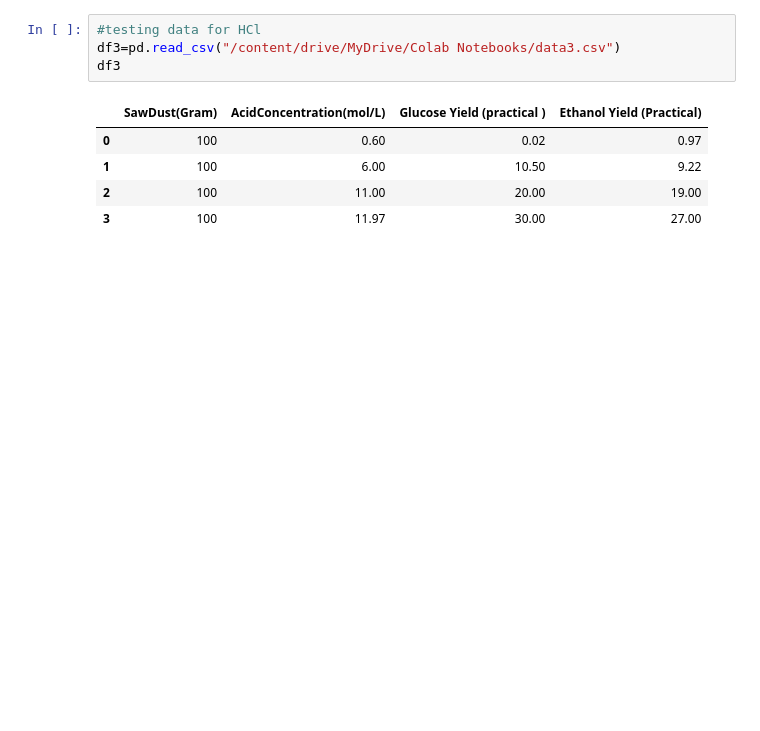
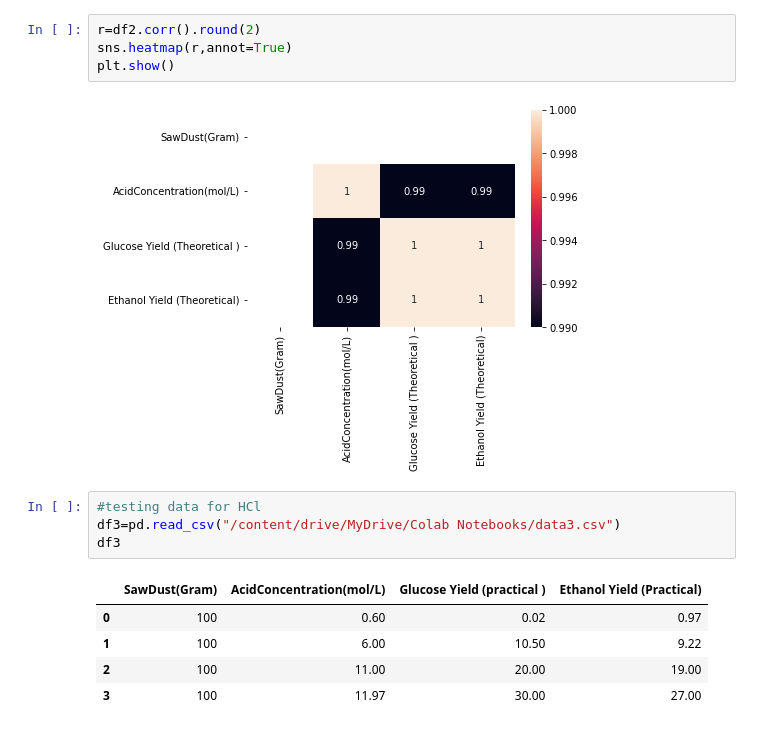
Before and after one commit to Riteshdahal/BioEthanolfromSAWDUST, a Jupyter notebook: HCL_Model.ipynb, the cells around one changed output. Cells and saved outputs as stored; diff of their text form; blank space fills up the shorter version.

```diff
--- a/HCL_Model.ipynb
+++ b/HCL_Model.ipynb
@@ -21,3 +22,9 @@ df2
+# %%
+r=df2.corr().round(2)
+sns.heatmap(r,annot=True)
+plt.show()
+# %% [output]
+[figure, added]
 # %%
 #testing data for HCl
 df3=pd.read_csv("/content/drive/MyDrive/Colab Notebooks/data3.csv")
```
Also changed, not shown: parts of 11 cells of this notebook.
